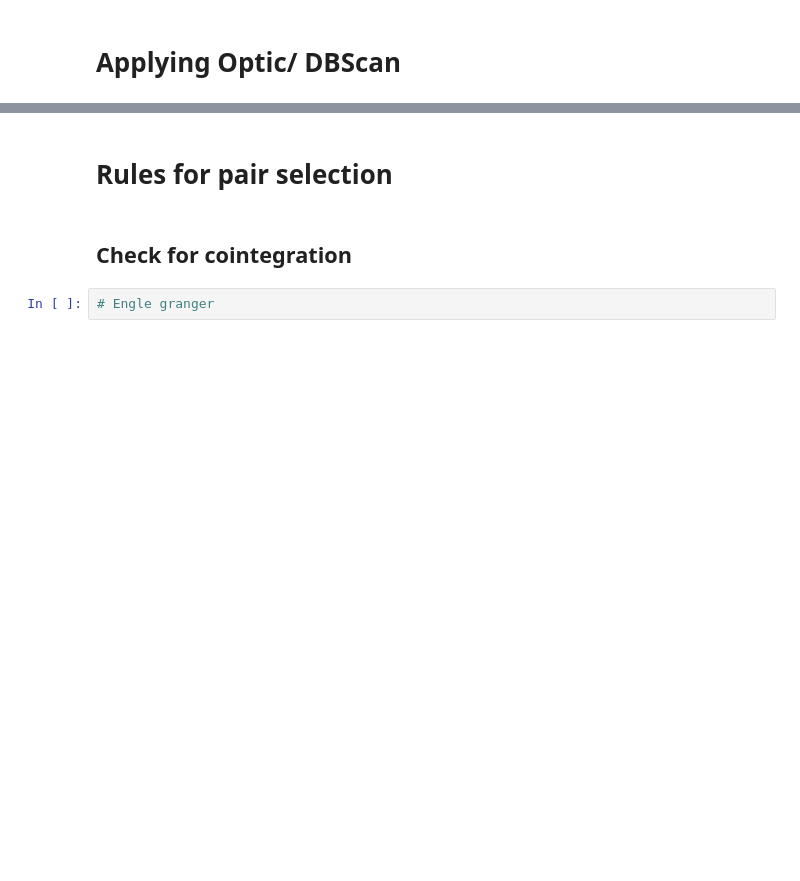
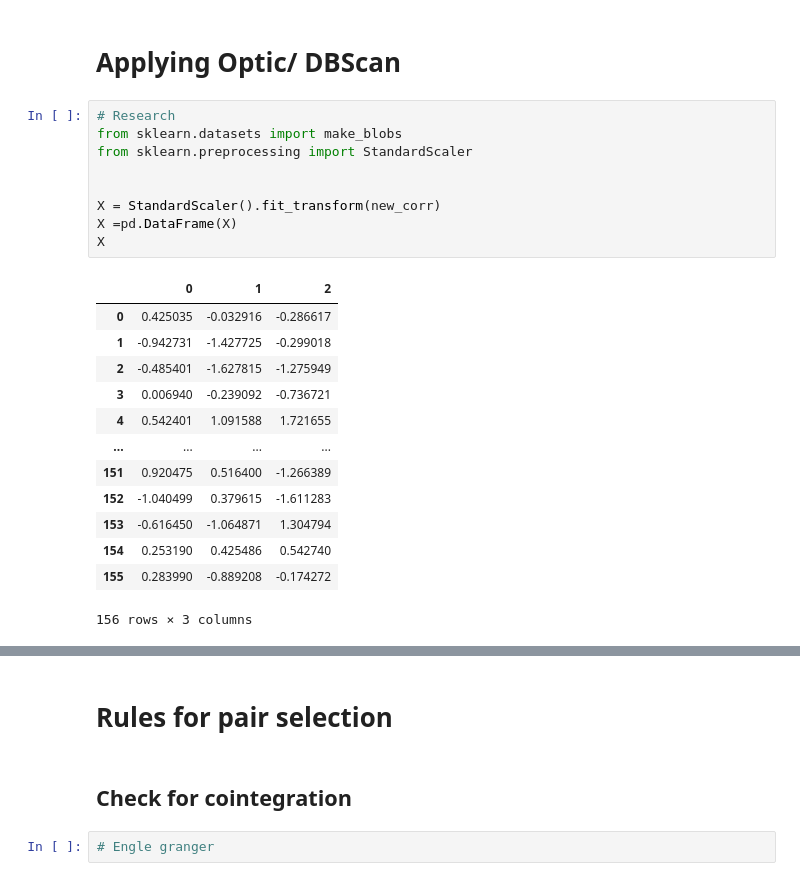
Before and after one commit to Antoinebattini/Pair_trading, a Jupyter notebook: Labo.ipynb, the cells around one changed output, grey strips where cells are left out. Drawn from its saved outputs; the diff is of its cells as text; blank space fills up the shorter version.

```diff
--- a/Labo.ipynb
+++ b/Labo.ipynb
@@ -1182,2 +1205,25 @@ plt.show()
 # %% [markdown]
 # Applying Optic/ DBScan
+# %%
+# Research
+from sklearn.datasets import make_blobs
+from sklearn.preprocessing import StandardScaler
+
+
+X = StandardScaler().fit_transform(new_corr)
+X =pd.DataFrame(X)
+X
+# %% [output]
+|  | 0 | 1 | 2 |
+| 0 | 0.425035 | -0.032916 | -0.286617 |
+| 1 | -0.942731 | -1.427725 | -0.299018 |
+| 2 | -0.485401 | -1.627815 | -1.275949 |
+| 3 | 0.006940 | -0.239092 | -0.736721 |
+| 4 | 0.542401 | 1.091588 | 1.721655 |
+| ... | ... | ... | ... |
+| 151 | 0.920475 | 0.516400 | -1.266389 |
+| 152 | -1.040499 | 0.379615 | -1.611283 |
+| 153 | -0.616450 | -1.064871 | 1.304794 |
+| 154 | 0.253190 | 0.425486 | 0.542740 |
+| 155 | 0.283990 | -0.889208 | -0.174272 |
+156 rows × 3 columns
```
Also changed, not shown: parts of 11 cells of this notebook.
